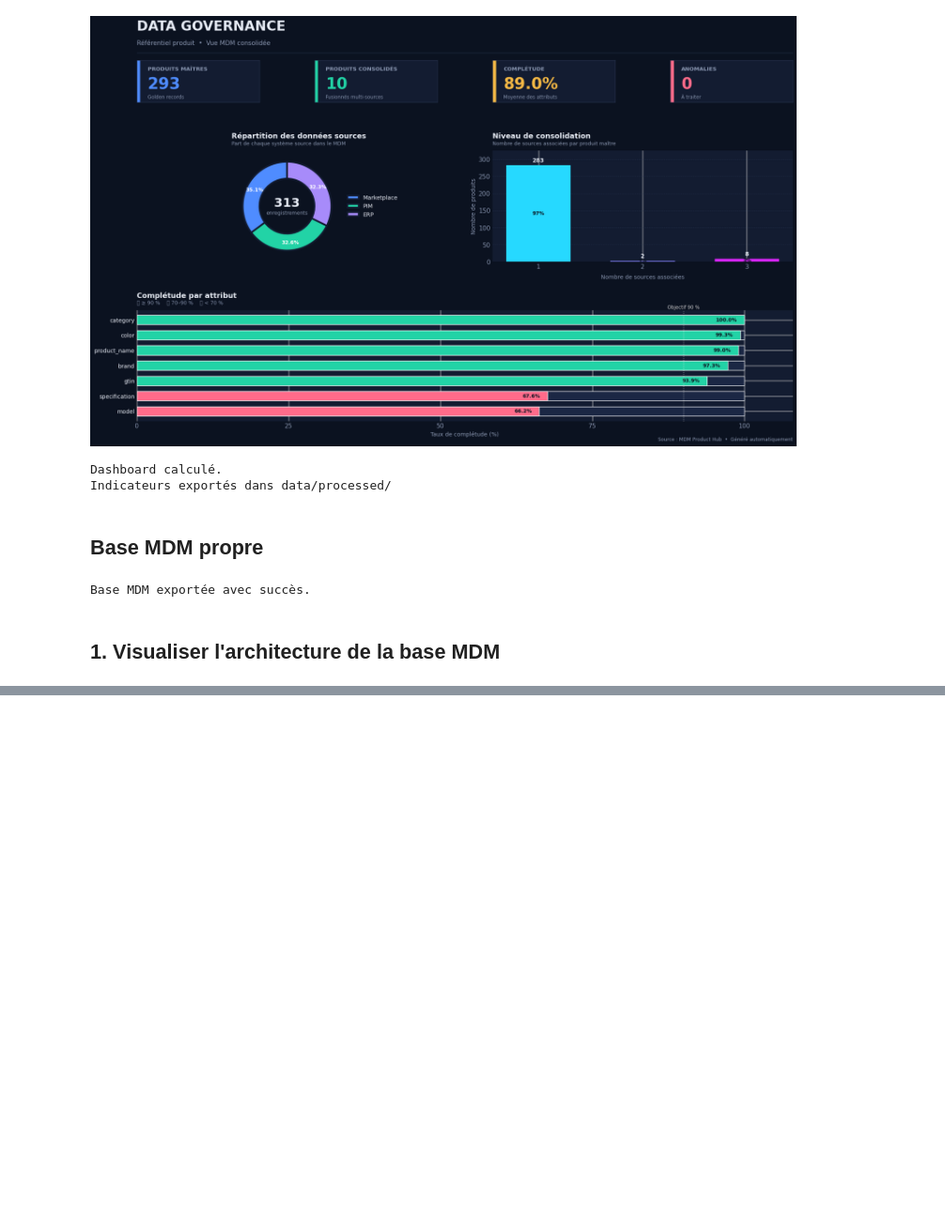
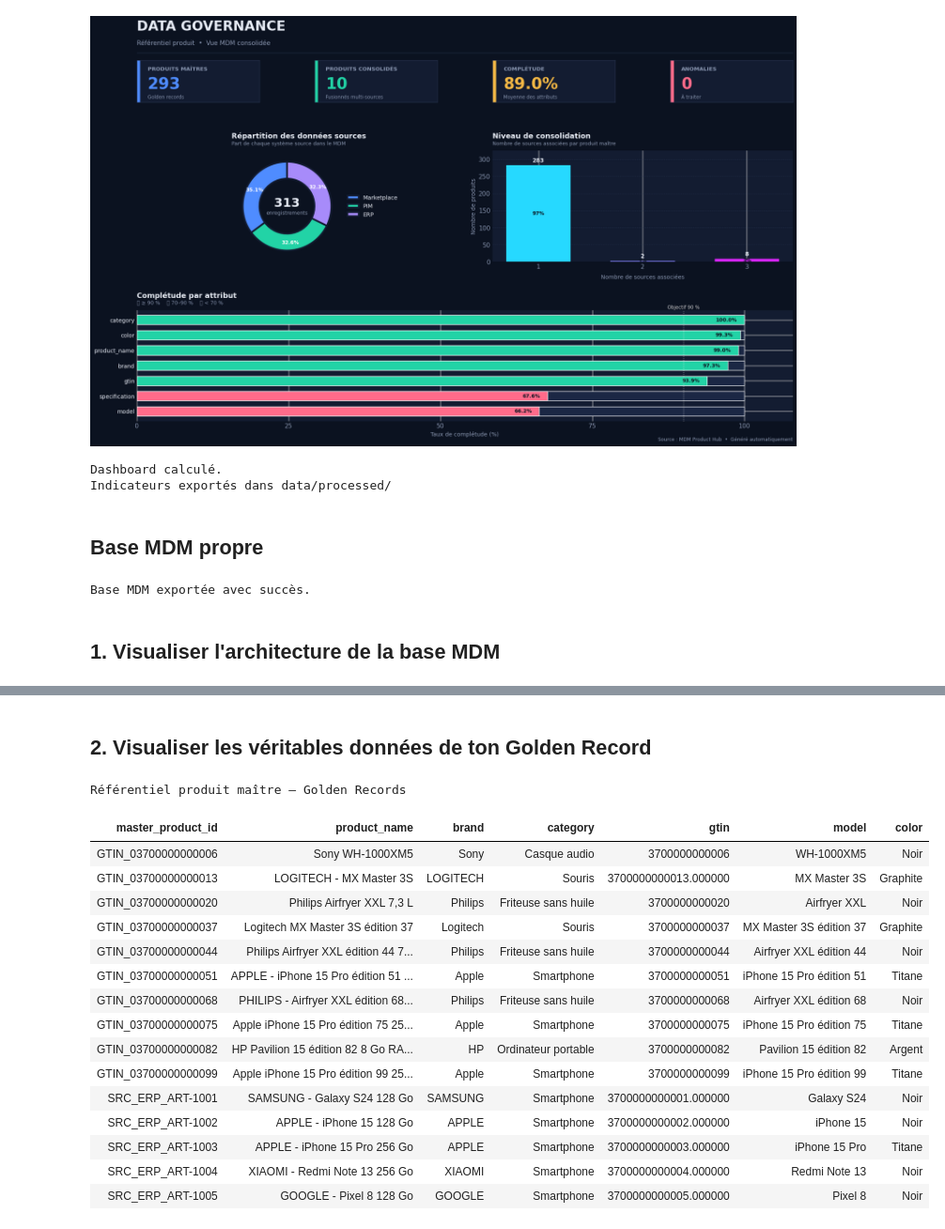
Before and after one commit to Ramadiaw12/Project_datagouvernance, a Jupyter notebook: notebooks/01_diagnostic_donnees.ipynb, the cells around one changed output, grey strips where cells are left out. Shown at 94% size. Cells and saved outputs as stored; diff of their text form; code cells hidden in the pictures; blank space fills up the shorter version.

Commit message:
visualise les resultat

```diff
--- a/notebooks/01_diagnostic_donnees.ipynb
+++ b/notebooks/01_diagnostic_donnees.ipynb
@@ -3125,0 +3240,56 @@ Base MDM exportée avec succès.
+# %% [markdown]
+## 2. Visualiser les véritables données de ton Golden Record
+# %%
+from IPython.display import display
+
+colonnes = ["master_product_id", "product_name", "brand", "category", "gtin", "model", "color"]
+colonnes = [c for c in colonnes if c in mdm_final.columns]
+
+df = mdm_final[colonnes].head(15).copy()
+
+styler = (
+    df.style
+    .hide(axis="index")
+    .format(na_rep="—")
+    .set_caption("Référentiel produit maître — Golden Records")
+    .set_table_styles([
+        # titre
+        {"selector": "caption", "props": [
+            ("caption-side", "top"), ("text-align", "left"), ("font-size", "18px"),
+            ("font-weight", "bold"), ("color", "#1E3A8A"), ("padding", "0 0 10px 2px")]},
+        # tableau
+        {"selector": "", "props": [
+            ("border-collapse", "collapse"), ("font-family", "Arial, sans-serif"), ("font-size", "14px")]},
+        # en-têtes : fond uni + texte blanc (visible sur tous les thèmes)
+        {"selector": "th", "props": [
+            ("background-color", "#1E3A8A"), ("color", "#FFFFFF"), ("font-weight", "bold"),
+            ("padding", "10px 14px"), ("text-align", "left")]},
+        # cellules : fond et texte explicites
+        {"selector": "td", "props": [
+            ("background-color", "#FFFFFF"), ("color", "#111827"),
+            ("padding", "9px 14px"), ("border-bottom", "1px solid #E5E7EB"), ("text-align", "left")]},
+        {"selector": "tbody tr:nth-child(even) td", "props": [("background-color", "#EFF6FF")]},
+    ])
+    # une seule touche d'accent : l'identifiant en gras bleu
+    .set_properties(subset=["master_product_id"], **{"font-weight": "bold", "color": "#1D4ED8"})
+)
+
+display(styler)
+# %% [output]
+Référentiel produit maître — Golden Records
+| master_product_id | product_name | brand | category | gtin | model | color |
+| GTIN_03700000000006 | Sony WH-1000XM5 | Sony | Casque audio | 3700000000006 | WH-1000XM5 | Noir |
+| GTIN_03700000000013 | LOGITECH - MX Master 3S | LOGITECH | Souris | 3700000000013.000000 | MX Master 3S | Graphite |
+| GTIN_03700000000020 | Philips Airfryer XXL 7,3 L | Philips | Friteuse sans huile | 3700000000020 | Airfryer XXL | Noir |
+| GTIN_03700000000037 | Logitech MX Master 3S édition 37 | Logitech | Souris | 3700000000037 | MX Master 3S édition 37 | Graphite |
+| GTIN_03700000000044 | Philips Airfryer XXL édition 44 7... | Philips | Friteuse sans huile | 3700000000044 | Airfryer XXL édition 44 | Noir |
+| GTIN_03700000000051 | APPLE - iPhone 15 Pro édition 51 ... | Apple | Smartphone | 3700000000051 | iPhone 15 Pro édition 51 | Titane |
+| GTIN_03700000000068 | PHILIPS - Airfryer XXL édition 68... | Philips | Friteuse sans huile | 3700000000068 | Airfryer XXL édition 68 | Noir |
+| GTIN_03700000000075 | Apple iPhone 15 Pro édition 75 25... | Apple | Smartphone | 3700000000075 | iPhone 15 Pro édition 75 | Titane |
+| GTIN_03700000000082 | HP Pavilion 15 édition 82 8 Go RA... | HP | Ordinateur portable | 3700000000082 | Pavilion 15 édition 82 | Argent |
+| GTIN_03700000000099 | Apple iPhone 15 Pro édition 99 25... | Apple | Smartphone | 3700000000099 | iPhone 15 Pro édition 99 | Titane |
+| SRC_ERP_ART-1001 | SAMSUNG - Galaxy S24 128 Go | SAMSUNG | Smartphone | 3700000000001.000000 | Galaxy S24 | Noir |
+| SRC_ERP_ART-1002 | APPLE - iPhone 15 128 Go | APPLE | Smartphone | 3700000000002.000000 | iPhone 15 | Noir |
+| SRC_ERP_ART-1003 | APPLE - iPhone 15 Pro 256 Go | APPLE | Smartphone | 3700000000003.000000 | iPhone 15 Pro | Titane |
+| SRC_ERP_ART-1004 | XIAOMI - Redmi Note 13 256 Go | XIAOMI | Smartphone | 3700000000004.000000 | Redmi Note 13 | Noir |
+| SRC_ERP_ART-1005 | GOOGLE - Pixel 8 128 Go | GOOGLE | Smartphone | 3700000000005.000000 | Pixel 8 | Noir |
```
Also changed, not shown: parts of 1 cell of this notebook, 1 other file.
